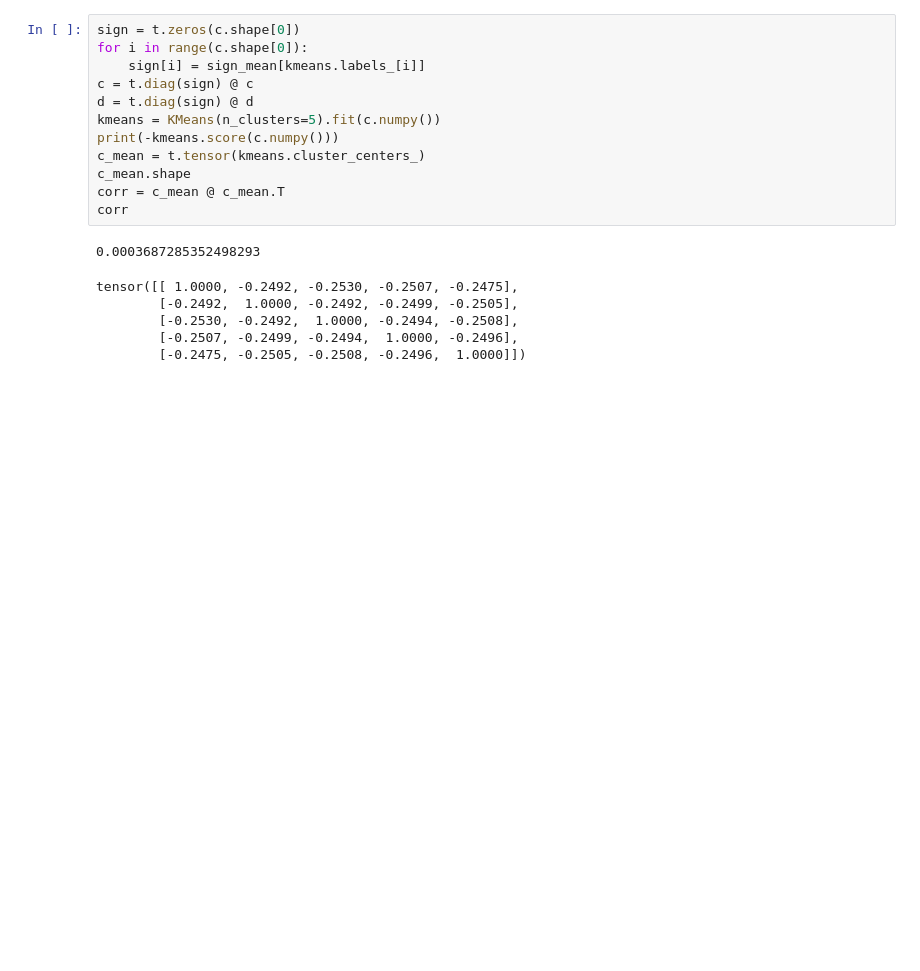
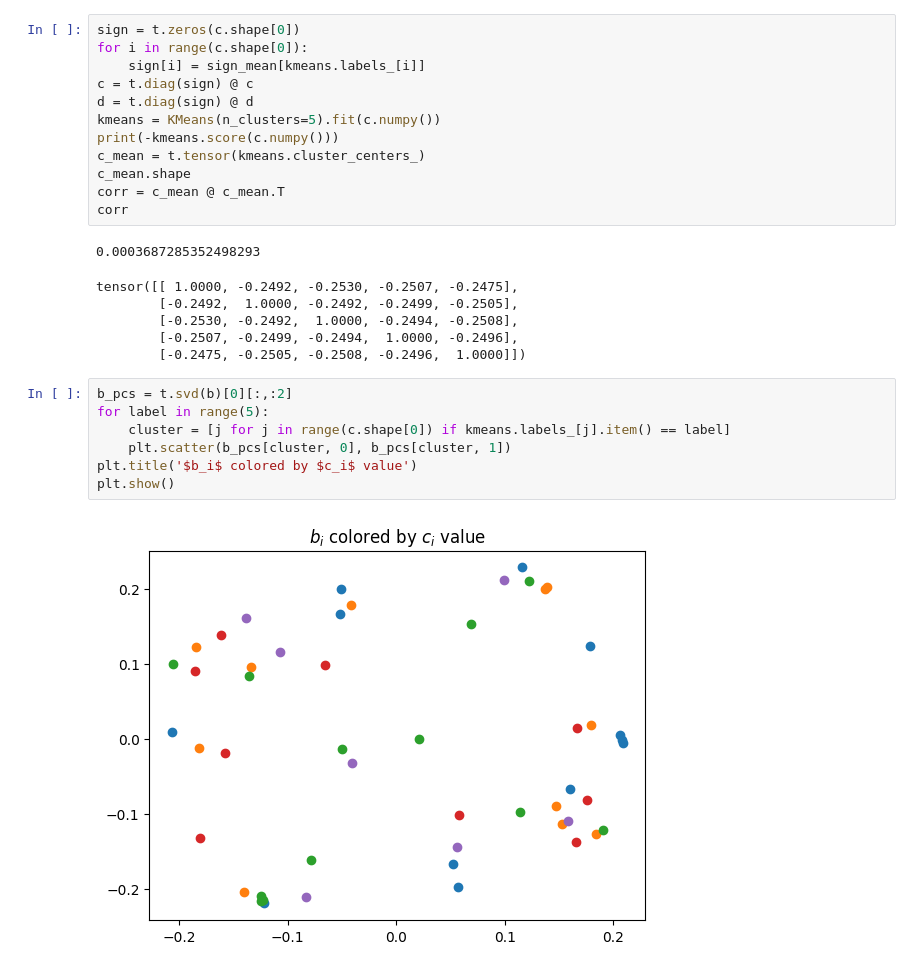
Before and after one commit to LouisYRYJ/Finite-groups, a Jupyter notebook: notebooks/irreps_SL_2_5.ipynb, the cells around one changed output. Saved outputs shown, nothing was run; the diff lists cells and outputs as text; blank space fills up the shorter version.

```diff
--- a/notebooks/irreps_SL_2_5.ipynb
+++ b/notebooks/irreps_SL_2_5.ipynb
@@ -269,3 +269,12 @@ tensor([[ 1.0000, -0.2492, -0.2530, -0.2507, -0.2475],
         [-0.2530, -0.2492,  1.0000, -0.2494, -0.2508],
         [-0.2507, -0.2499, -0.2494,  1.0000, -0.2496],
         [-0.2475, -0.2505, -0.2508, -0.2496,  1.0000]])
+# %%
+b_pcs = t.svd(b)[0][:,:2]
+for label in range(5):
+    cluster = [j for j in range(c.shape[0]) if kmeans.labels_[j].item() == label]
+    plt.scatter(b_pcs[cluster, 0], b_pcs[cluster, 1])
+plt.title('$b_i$ colored by $c_i$ value')
+plt.show()
+# %% [output]
+[figure, added]
```
Also changed, not shown: parts of 15 cells of this notebook.
